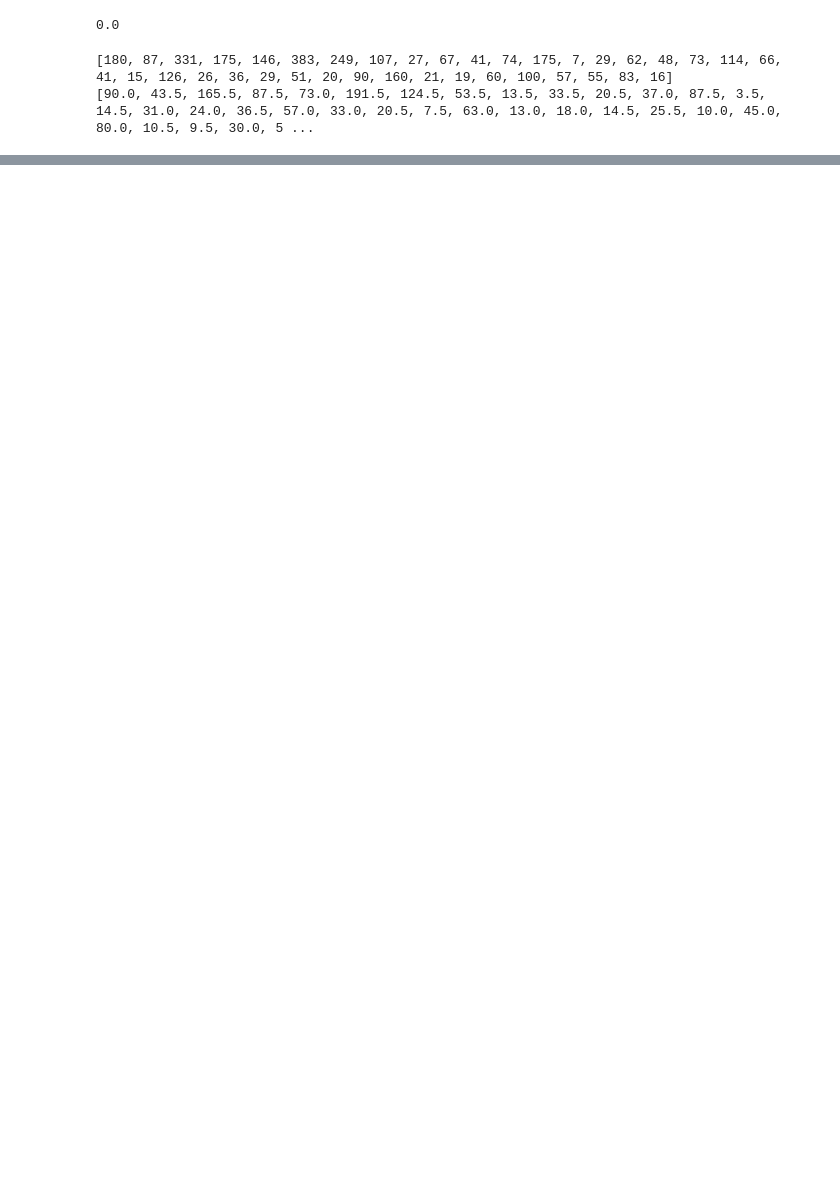
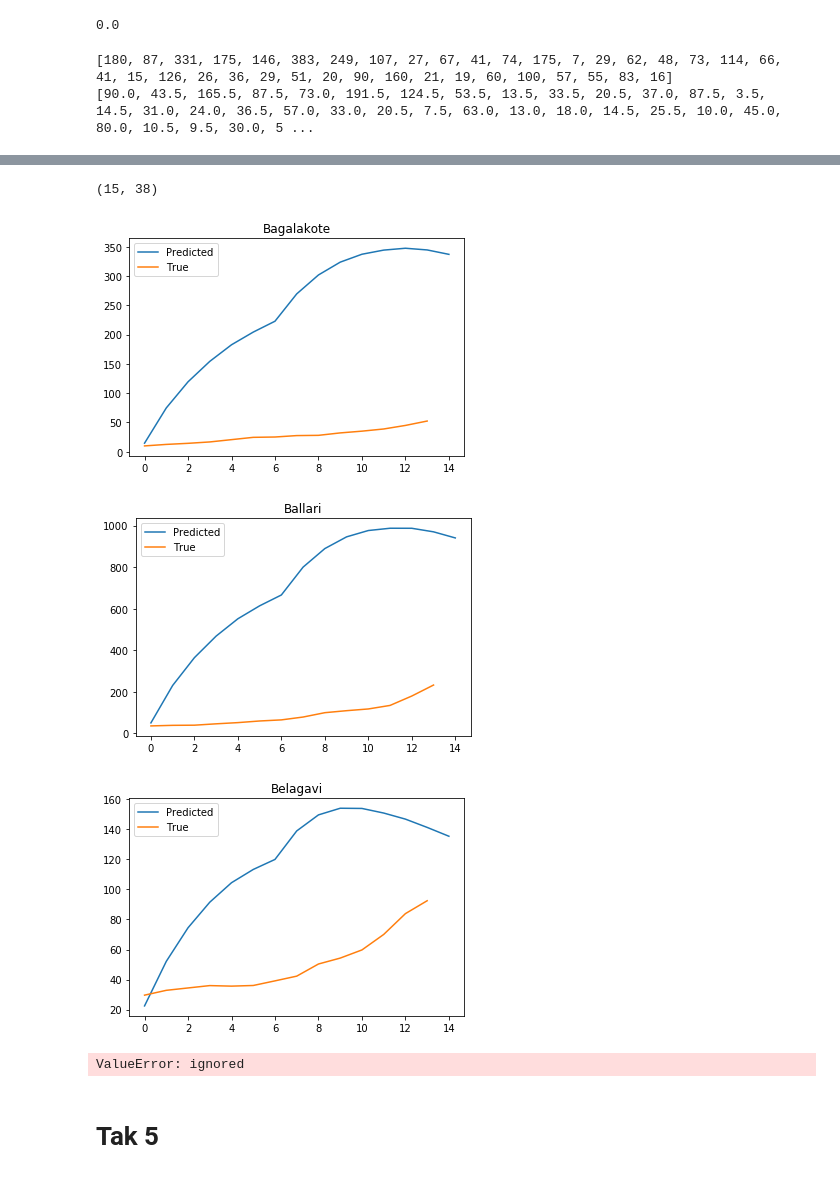
Before and after one commit to abhi1ranjan/covid19-modelling, a Jupyter notebook: covid_Project.ipynb, the cells around one changed output, grey strips where cells are left out. Cells and saved outputs as stored; diff of their text form; code cells hidden in the pictures; blank space fills up the shorter version.

```diff
--- a/covid_Project.ipynb
+++ b/covid_Project.ipynb
@@ -915,0 +2105,18 @@ sero2
+# %%
+from scipy.optimize import minimize,brute
+x0 = 0.2 * np.ones(3)
+x0[1]=200
+x0[2]=8
+ans = []
+forCSV = []
+for index in range(38):
+  try:
+    res = minimize(dummyloss, x0,index, method='Nelder-Mead')#,bounds=bounds)
+    print(res.fun,res.x)
+    forCSV.append([res.fun,res.x[0],res.x[1],res.x[2]])
+    ans.append(res.x)
+  except:
+    print('Ignore!!!')
+# for index in range(38):
+#   res = brute(dummyloss,((0.001,1),(110,130),(3,4)),[index])
+#   print(res)
@@ -915,0 +2296,39 @@ sero2
+# %%
+conData.shape
+# %% [output]
+(15, 38)
+# %%
+St3 = np.zeros(38)
+Et3 = np.zeros(38)
+It3 = np.zeros(38)
+Rt3 = np.zeros(38)
+Vt3 = np.zeros(38)
+Ct3 = np.zeros(38)
+P,T = [],[]
+index = 0
+ct = 0
+while index<38:
+  if index in [0,1,2,3,4,5,6,7,12,16,18,21,25,31,34,35,23,27,37]:
+    index+=1
+    continue
+  x0 = 0.1 * np.ones(38)
+  M = np.identity(38)#*0.99 + np.ones((38,38))*0.01
+  x0[index] = ans[ct][0]
+  #print(Loss1((x0, S0, I0, E0, R0, CIR0, M, N, V0, ans[index][1],   ans[index][2]),index))
+  St3[index],Et3[index],It3[index],Rt3[index],Vt3[index],Ct3[index]=vis4( (x0, S0, E0, I0, R0, CIR0, M, N, V0, ans[ct][1],   ans[ct][2]),index)
+  #y,x = vis( (x0, S0, E0, I0, R0, CIR0, M, N, V0, ans[index][1],   ans[index][2]),index)
+  P.append(x)
+  T.append(y)
+  index+=1
+  ct+=1
+# plt.scatter(list(range(38)),T,label='True',marker='*',color='r')
+# plt.scatter(list(range(38)),P,label = 'Predicted',marker='+',color='g')
+# plt.title('Predicted vs True Values for 15th Mar 2021')
+# plt.legend()
+# plt.savefig('COVID/plots/3/15thmar2021.png')
+# plt.show()
+# %% [output]
+[figure, added]
+[figure, added]
+[figure, added]
+ValueError: ignored
@@ -915,0 +2340,2 @@ sero2
+# %% [markdown]
+# Tak 5
```
Also changed, not shown: parts of 67 cells of this notebook.
